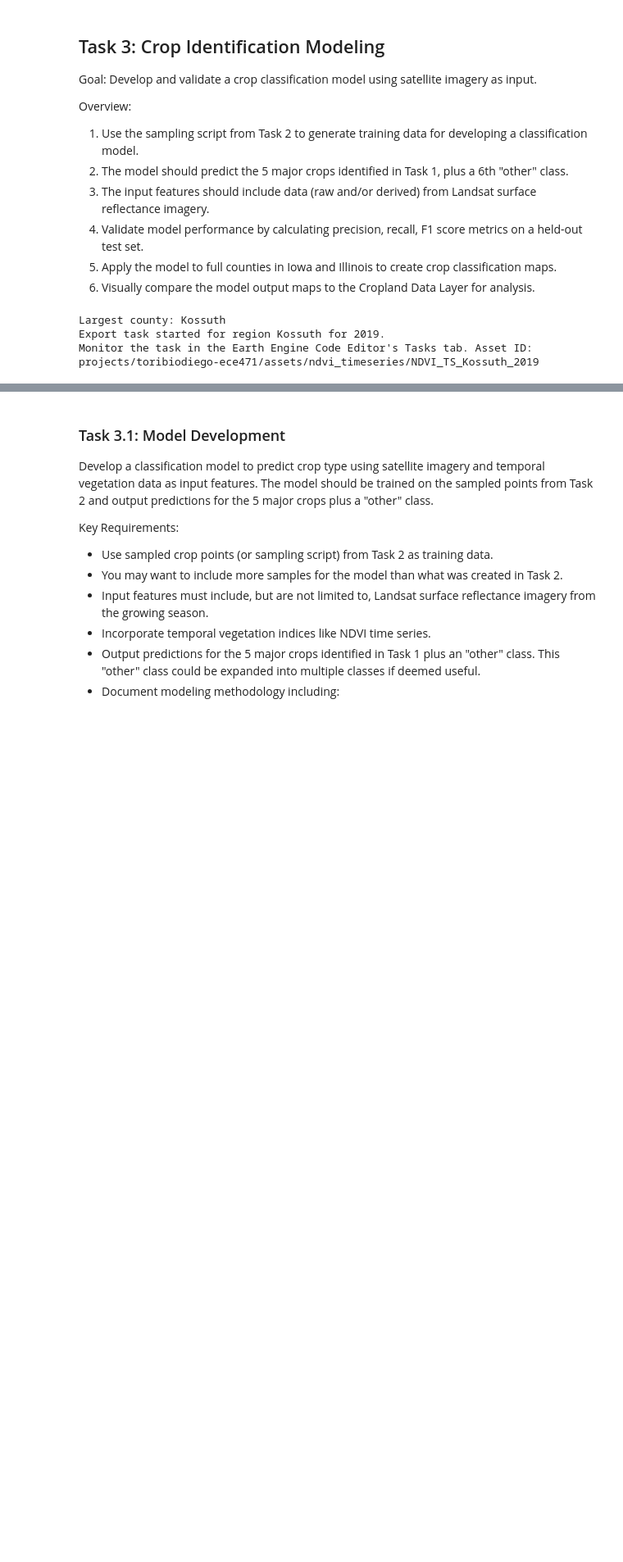
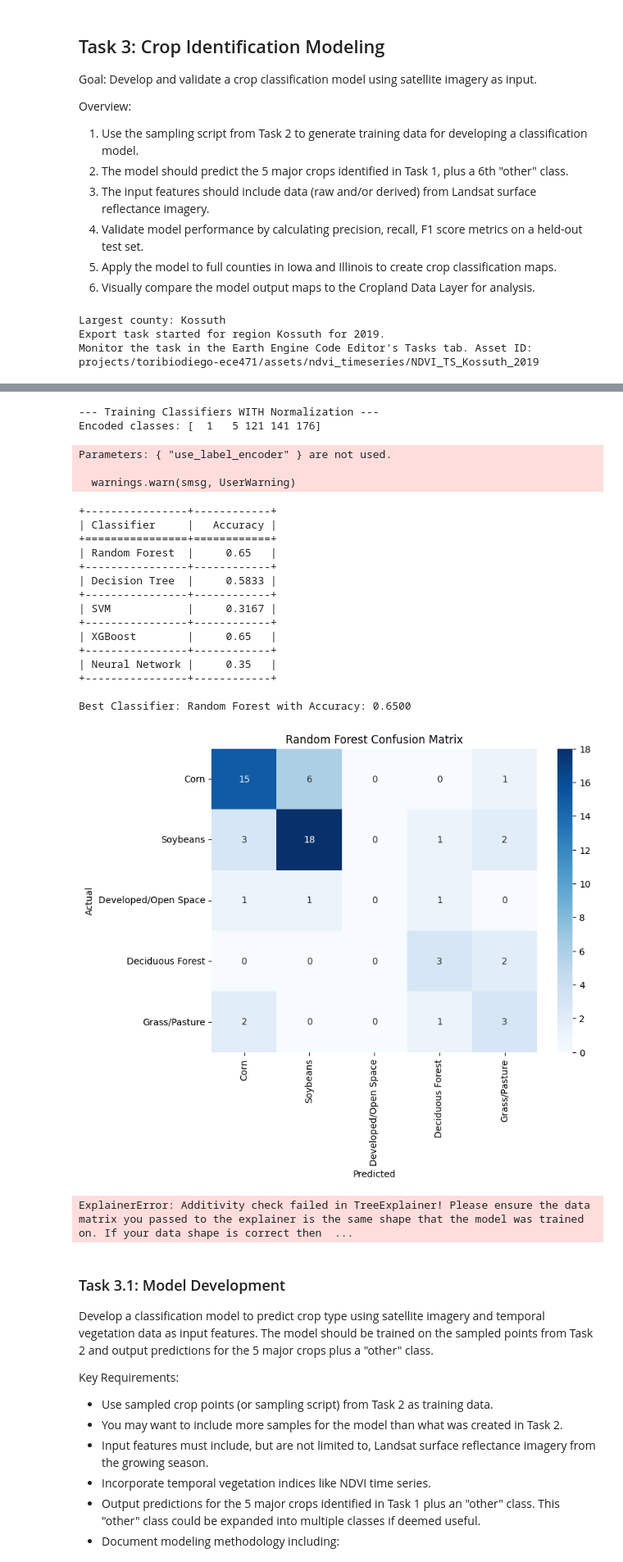
Before and after one commit to toribiodiego/ECE-471-A-Remote-Sensing, a Jupyter notebook: P02/P02.ipynb, the cells around one changed output, grey strips where cells are left out. Shown at 82% size. Cells and saved outputs as stored; diff of their text form; code cells hidden in the pictures; blank space fills up the shorter version.

```diff
--- a/P02/P02.ipynb
+++ b/P02/P02.ipynb
@@ -1682,3 +1858,34 @@ SHAP beeswarm plot for Random Forest (class index 1 if multi-class).
+# %%
+# =============================================================================
+# Experiment 1: Train Classifiers WITH Normalization
+# =============================================================================
+print("\n--- Training Classifiers WITH Normalization ---")
+results_norm, cms_norm, best_classifier_norm = train_classifiers_on_dataset(
+    df_train, df_test, predictor_props, label_property, le, class_labels, normalize=True
+)
+# %% [output]
+--- Training Classifiers WITH Normalization ---
+Encoded classes: [  1   5 121 141 176]
+Parameters: { "use_label_encoder" } are not used.
+
+  warnings.warn(smsg, UserWarning)
++----------------+------------+
+| Classifier     |   Accuracy |
++================+============+
+| Random Forest  |     0.65   |
++----------------+------------+
+| Decision Tree  |     0.5833 |
++----------------+------------+
+| SVM            |     0.3167 |
++----------------+------------+
+| XGBoost        |     0.65   |
++----------------+------------+
+| Neural Network |     0.35   |
++----------------+------------+
+
+Best Classifier: Random Forest with Accuracy: 0.6500
+[figure, added]
+ExplainerError: Additivity check failed in TreeExplainer! Please ensure the data matrix you passed to the explainer is the same shape that the model was trained on. If your data shape is correct then  ...
 # %% [markdown]
 ### Task 3.1: Model Development
 
```
Also changed, not shown: parts of 12 cells of this notebook.
